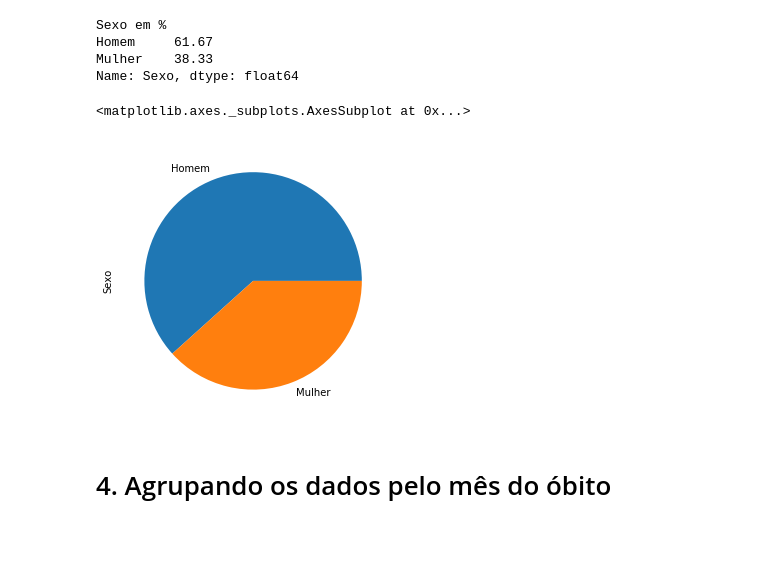
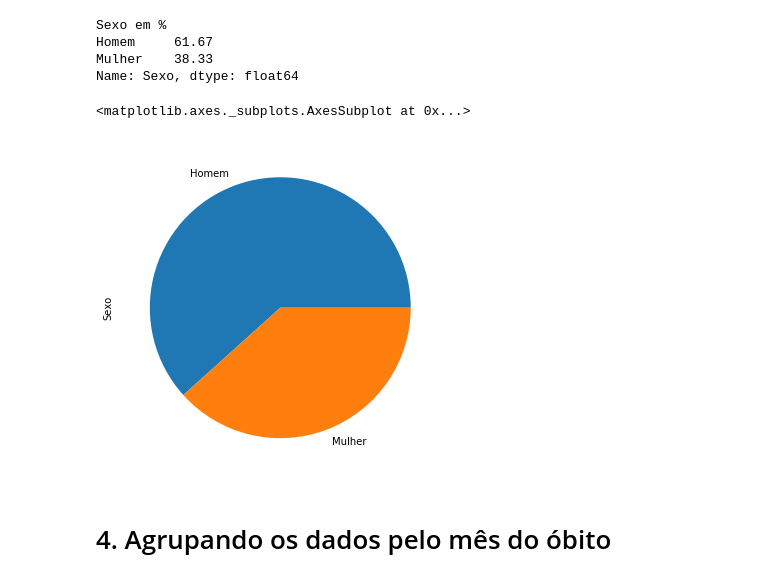
Before and after one commit to ricardoproenca/CovidIndaiatuba, a Jupyter notebook: CovidIndaiatuba.ipynb, the cells around one changed output. Drawn from its saved outputs; the diff is of its cells as text; code cells hidden in the pictures; blank space fills up the shorter version.

```diff
--- a/CovidIndaiatuba.ipynb
+++ b/CovidIndaiatuba.ipynb
@@ -68,10 +68,10 @@ Homem     61.67
 Mulher    38.33
 Name: Sexo, dtype: float64
 # %%
-base['Sexo'].value_counts().plot(kind = "pie", figsize = (5,5))
+base['Sexo'].value_counts().plot(kind = "pie", figsize = (6,6))
 # %% [output]
 <matplotlib.axes._subplots.AxesSubplot at 0x...>
-[figure, old version]
+[figure, new version]
 # %% [markdown]
 # 4. Agrupando os dados pelo mês do óbito
 # %%
```
Also changed, not shown: parts of 45 cells of this notebook.
